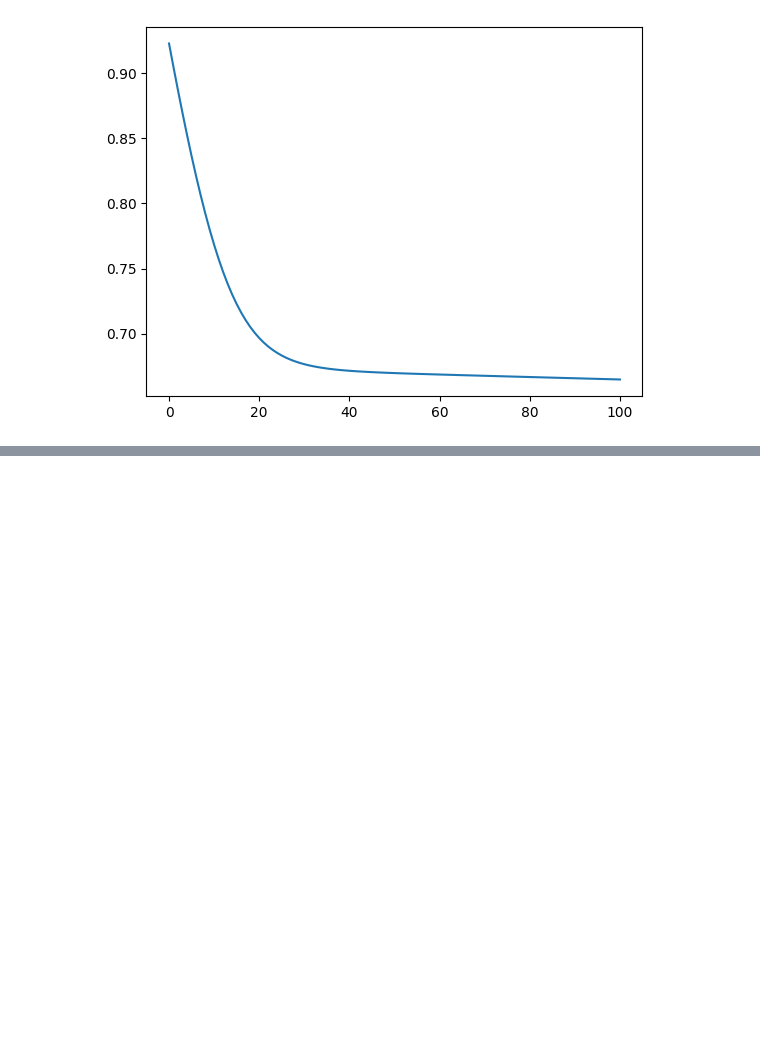
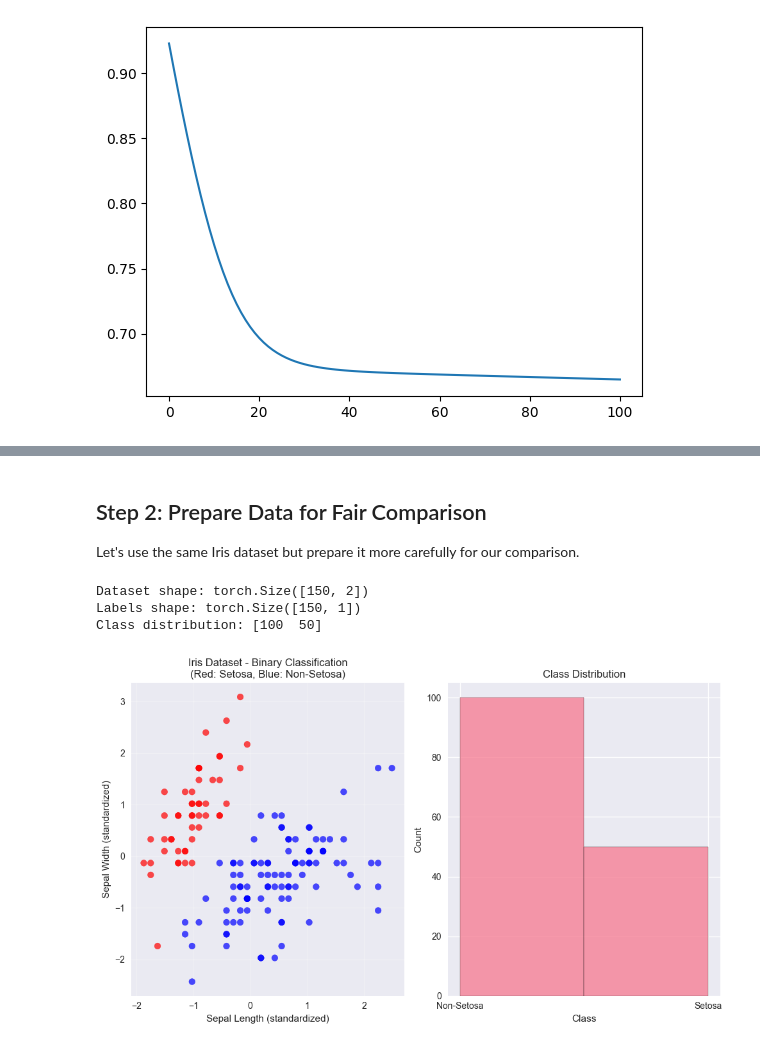
Before and after one commit to SaiGuruInukurthi/iHub_AIML_2025, a Jupyter notebook: Mod6_Lab1_Implementing_forward_propagation_and_back_propagation.ipynb, the cells around one changed output, grey strips where cells are left out. Saved outputs shown, nothing was run; the diff lists cells and outputs as text; code cells hidden in the pictures; blank space fills up the shorter version.

Commit message:
modified some stuff in project, too sleepy to make a proper update message. Go to logs and figure it out ur self if you want to fello NERD!

```diff
--- a/Mod6_Lab1_Implementing_forward_propagation_and_back_propagation.ipynb
+++ b/Mod6_Lab1_Implementing_forward_propagation_and_back_propagation.ipynb
@@ -205,0 +220,14 @@ pd.Series(loss_lst).plot()
+# %%
+# Import additional libraries for our comparison
+import numpy as np
+import torch
+import matplotlib.pyplot as plt
+from sklearn.datasets import load_iris
+from sklearn.preprocessing import StandardScaler
+import time
+import pandas as pd
+import seaborn as sns
+
+# Set style for better plots
+plt.style.use('seaborn-v0_8')
+sns.set_palette("husl")
@@ -205,0 +340,50 @@ pd.Series(loss_lst).plot()
+# %% [markdown]
+## Step 2: Prepare Data for Fair Comparison
+
+Let's use the same Iris dataset but prepare it more carefully for our comparison.
+# %%
+# Load and prepare the iris dataset for binary classification
+iris = load_iris()
+
+# Use only 2 features for visualization (sepal length, sepal width)
+X_iris = iris.data[:, :2]
+
+# Convert to binary classification (setosa vs non-setosa)
+y_iris = (iris.target == 0).astype(int)
+
+# Standardize features for better training
+scaler = StandardScaler()
+X_iris_scaled = scaler.fit_transform(X_iris)
+
+# Convert to PyTorch tensors
+X_tensor = torch.FloatTensor(X_iris_scaled)
+y_tensor = torch.FloatTensor(y_iris.reshape(-1, 1))
+
+print(f"Dataset shape: {X_tensor.shape}")
+print(f"Labels shape: {y_tensor.shape}")
+print(f"Class distribution: {np.bincount(y_iris)}")
+
+# Visualize the dataset
+plt.figure(figsize=(10, 6))
+plt.subplot(1, 2, 1)
+colors = ['red' if label == 1 else 'blue' for label in y_iris]
+plt.scatter(X_iris_scaled[:, 0], X_iris_scaled[:, 1], c=colors, alpha=0.7)
+plt.xlabel('Sepal Length (standardized)')
+plt.ylabel('Sepal Width (standardized)')
+plt.title('Iris Dataset - Binary Classification\n(Red: Setosa, Blue: Non-Setosa)')
+plt.grid(True, alpha=0.3)
+
+plt.subplot(1, 2, 2)
+plt.hist(y_iris, bins=2, edgecolor='black', alpha=0.7)
+plt.xlabel('Class')
+plt.ylabel('Count')
+plt.title('Class Distribution')
+plt.xticks([0, 1], ['Non-Setosa', 'Setosa'])
+
+plt.tight_layout()
+plt.show()
+# %% [output]
+Dataset shape: torch.Size([150, 2])
+Labels shape: torch.Size([150, 1])
+Class distribution: [100  50]
+[figure, added]
```
Also changed, not shown: parts of 13 cells of this notebook.
